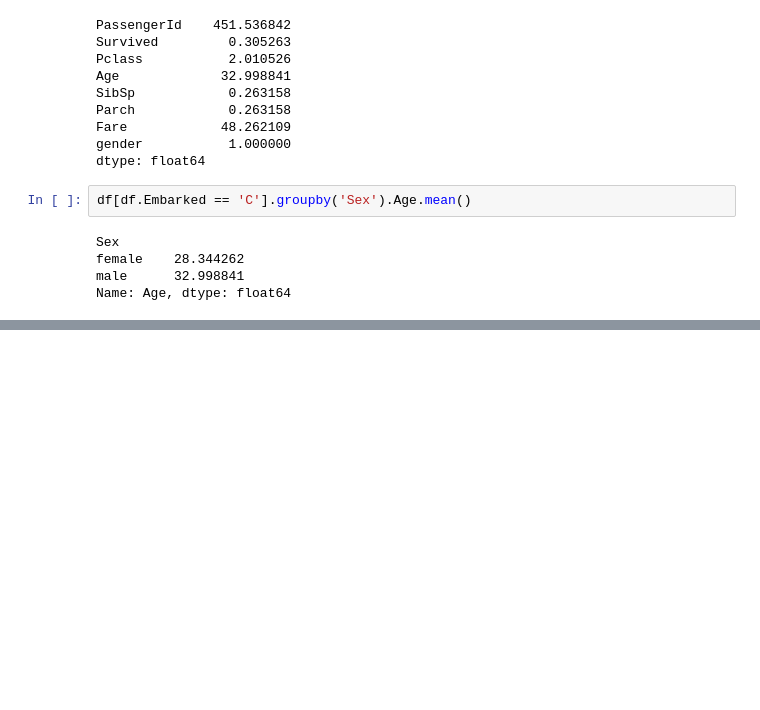
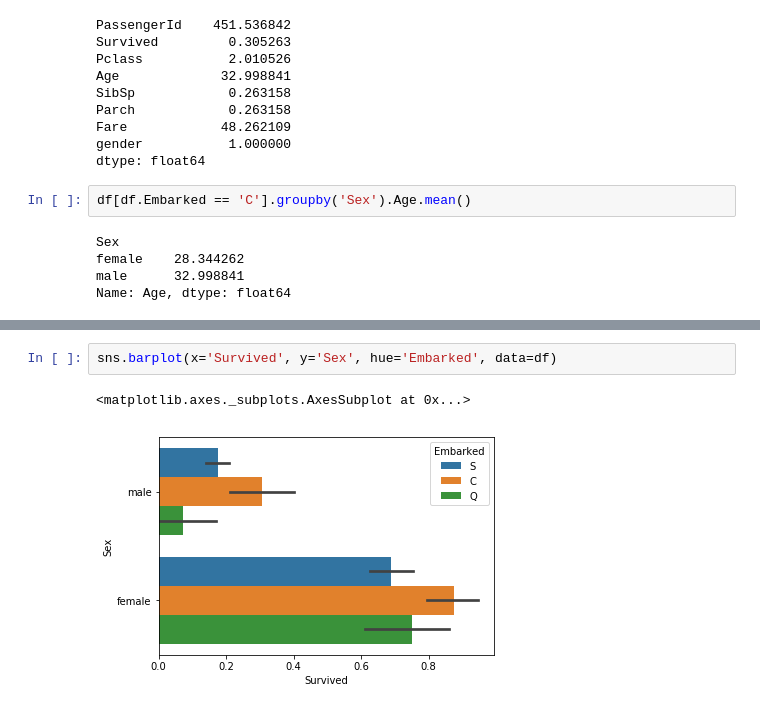
Before and after one commit to SWHarrison/DS1-1, a Jupyter notebook: titanic analysis part 2.ipynb, the cells around one changed output, grey strips where cells are left out. Saved outputs shown, nothing was run; the diff lists cells and outputs as text; blank space fills up the shorter version.

```diff
--- a/titanic analysis part 2.ipynb
+++ b/titanic analysis part 2.ipynb
@@ -233,0 +256,5 @@ Name: Age, dtype: float64
+# %%
+sns.barplot(x='Survived', y='Sex', hue='Embarked', data=df)
+# %% [output]
+<matplotlib.axes._subplots.AxesSubplot at 0x...>
+[figure, added]
```
Also changed, not shown: parts of 19 cells of this notebook, 48 other files.
